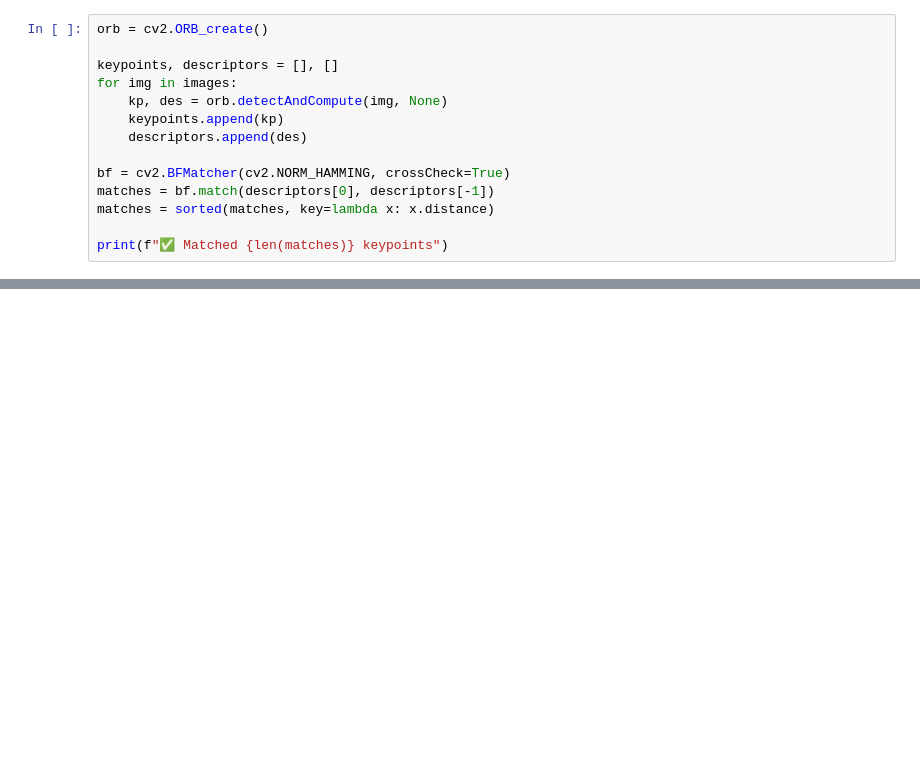
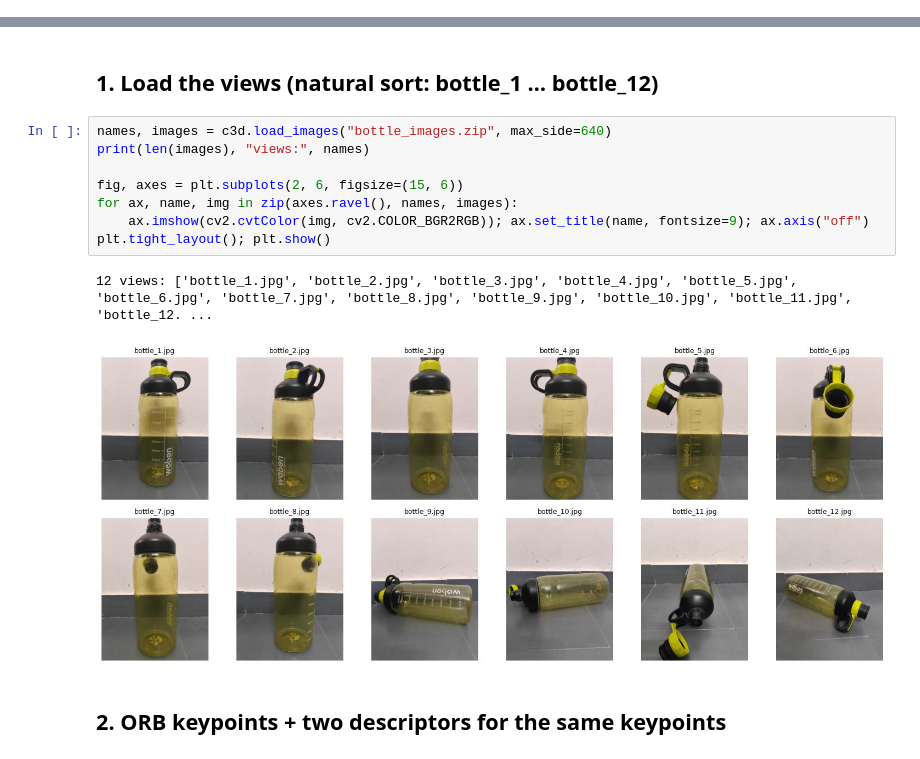
Before and after one commit to kumararpit-jp/CNN-3D-Awareness, a Jupyter notebook: cnn_3d_awareness.ipynb, the cells around one changed output, grey strips where cells are left out. Saved outputs shown, nothing was run; the diff lists cells and outputs as text; blank space fills up the shorter version.

```diff
--- a/cnn_3d_awareness.ipynb
+++ b/cnn_3d_awareness.ipynb
@@ -63,14 +0,0 @@ print("✅ Feature maps extracted:", features[0].shape)
-# %%
-orb = cv2.ORB_create()
-
-keypoints, descriptors = [], []
-for img in images:
-    kp, des = orb.detectAndCompute(img, None)
-    keypoints.append(kp)
-    descriptors.append(des)
-
-bf = cv2.BFMatcher(cv2.NORM_HAMMING, crossCheck=True)
-matches = bf.match(descriptors[0], descriptors[-1])
-matches = sorted(matches, key=lambda x: x.distance)
-
-print(f"✅ Matched {len(matches)} keypoints")
@@ -122,0 +42,15 @@ o3d.visualization.draw([pcd])
+# %% [markdown]
+## 1. Load the views (natural sort: bottle_1 … bottle_12)
+# %%
+names, images = c3d.load_images("bottle_images.zip", max_side=640)
+print(len(images), "views:", names)
+
+fig, axes = plt.subplots(2, 6, figsize=(15, 6))
+for ax, name, img in zip(axes.ravel(), names, images):
+    ax.imshow(cv2.cvtColor(img, cv2.COLOR_BGR2RGB)); ax.set_title(name, fontsize=9); ax.axis("off")
+plt.tight_layout(); plt.show()
+# %% [output]
+12 views: ['bottle_1.jpg', 'bottle_2.jpg', 'bottle_3.jpg', 'bottle_4.jpg', 'bottle_5.jpg', 'bottle_6.jpg', 'bottle_7.jpg', 'bottle_8.jpg', 'bottle_9.jpg', 'bottle_10.jpg', 'bottle_11.jpg', 'bottle_12. ...
+[figure, added]
+# %% [markdown]
+## 2. ORB keypoints + two descriptors for the same keypoints
```
Also changed, not shown: parts of 18 cells of this notebook.
